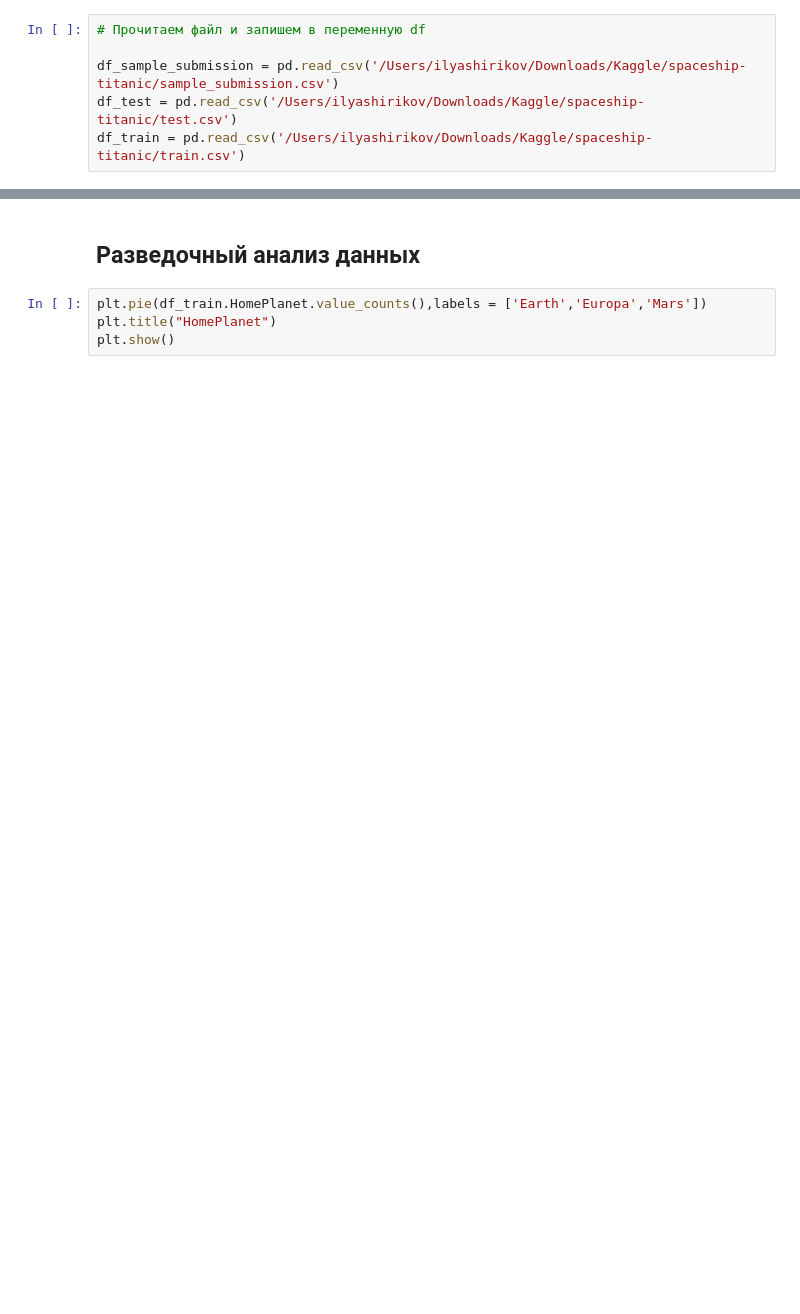
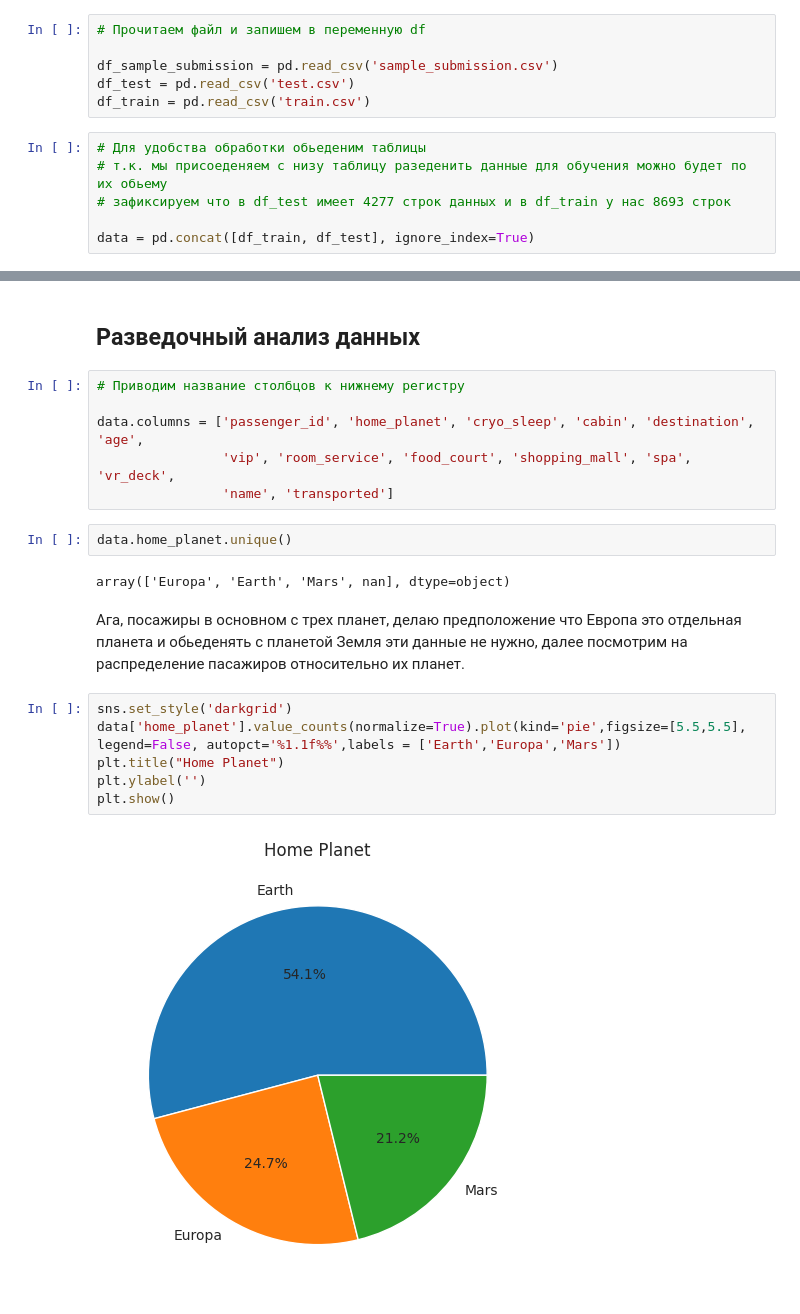
Before and after one commit to Ilya-Shirikov/Kaggle-Spaceship-Titanic, a Jupyter notebook: Spaceship Titanic.ipynb, the cells around one changed output, grey strips where cells are left out. Cells and saved outputs as stored; diff of their text form; blank space fills up the shorter version.

Commit message:
Spaceship-Titanic
Spaceship-Titanic

```diff
--- a/Spaceship Titanic.ipynb
+++ b/Spaceship Titanic.ipynb
@@ -66,9 +78,15 @@ ModuleNotFoundError: No module named 'catboost'
 # %%
 # Прочитаем файл и запишем в переменную df
 
-df_sample_submission = pd.read_csv('/Users/ilyashirikov/Downloads/Kaggle/spaceship-titanic/sample_submission.csv')
-df_test = pd.read_csv('/Users/ilyashirikov/Downloads/Kaggle/spaceship-titanic/test.csv')
-df_train = pd.read_csv('/Users/ilyashirikov/Downloads/Kaggle/spaceship-titanic/train.csv')
+df_sample_submission = pd.read_csv('sample_submission.csv')
+df_test = pd.read_csv('test.csv')
+df_train = pd.read_csv('train.csv')
+# %%
+# Для удобства обработки обьеденим таблицы
+# т.к. мы присоеденяем с низу таблицу разеденить данные для обучения можно будет по их обьему
+# зафиксируем что в df_test имеет 4277 строк данных и в df_train у нас 8693 строк
+
+data = pd.concat([df_train, df_test], ignore_index=True)
 # %%
 # Создадим функцию info_func() для вывода всех необходимых методов показа информации df
 
@@ -96,7 +196,23 @@ info_func(df_train)
 - Name для нас не имеет сильной значимости кроме как на основе него заполнять пропуски в других признаках, при обучении модели этот признак будет неинформативен, смысла заполнять или удалять его пропуски нет.
 # %% [markdown]
 ## Разведочный анализ данных
-# %%
-plt.pie(df_train.HomePlanet.value_counts(),labels = ['Earth','Europa','Mars'])
-plt.title("HomePlanet")
-plt.show()
+# %%
+# Приводим название столбцов к нижнему регистру
+
+data.columns = ['passenger_id', 'home_planet', 'cryo_sleep', 'cabin', 'destination', 'age',
+                'vip', 'room_service', 'food_court', 'shopping_mall', 'spa', 'vr_deck',
+                'name', 'transported']
+# %%
+data.home_planet.unique()
+# %% [output]
+array(['Europa', 'Earth', 'Mars', nan], dtype=object)
+# %% [markdown]
+Ага, посажиры в основном с трех планет, делаю предположение что Европа это отдельная планета и обьеденять с планетой Земля эти данные не нужно, далее посмотрим на распределение пасажиров относительно их планет.
+# %%
+sns.set_style('darkgrid')
+data['home_planet'].value_counts(normalize=True).plot(kind='pie',figsize=[5.5,5.5], legend=False, autopct='%1.1f%%',labels = ['Earth','Europa','Mars'])
+plt.title("Home Planet")
+plt.ylabel('')
+plt.show()
+# %% [output]
+[figure, added]
```
Also changed, not shown: parts of 43 cells of this notebook, 2 other files.
